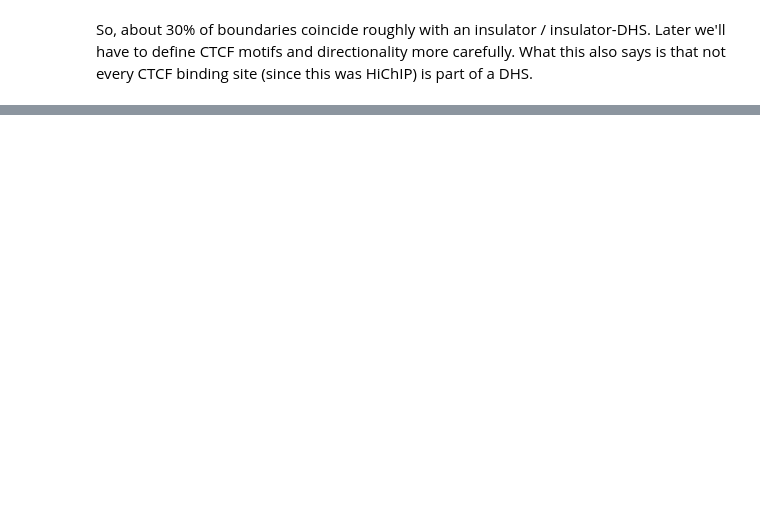
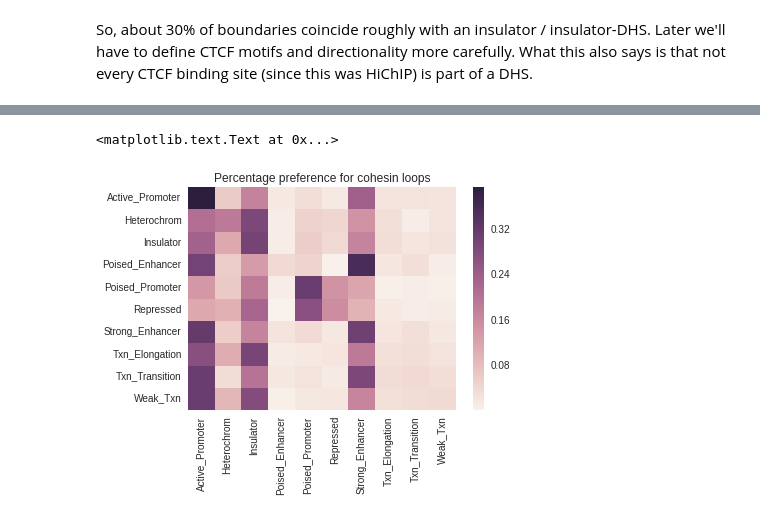
Before and after one commit to bdo311/directionality, a Jupyter notebook: nb2_loops.ipynb, the cells around one changed output, grey strips where cells are left out. Saved outputs shown, nothing was run; the diff lists cells and outputs as text; code cells hidden in the pictures; blank space fills up the shorter version.

```diff
--- a/nb2_loops.ipynb
+++ b/nb2_loops.ipynb
@@ -439,0 +631,7 @@ print a, b, c
+# %%
+df_scaled = pd.DataFrame(region_to_region).apply(lambda x: x/np.sum(x), axis=1)
+sns.heatmap(df_scaled)
+sns.plt.title("Percentage preference for cohesin loops")
+# %% [output]
+<matplotlib.text.Text at 0x...>
+[figure, added]
```
Also changed, not shown: parts of 49 cells of this notebook, 1 other file.
